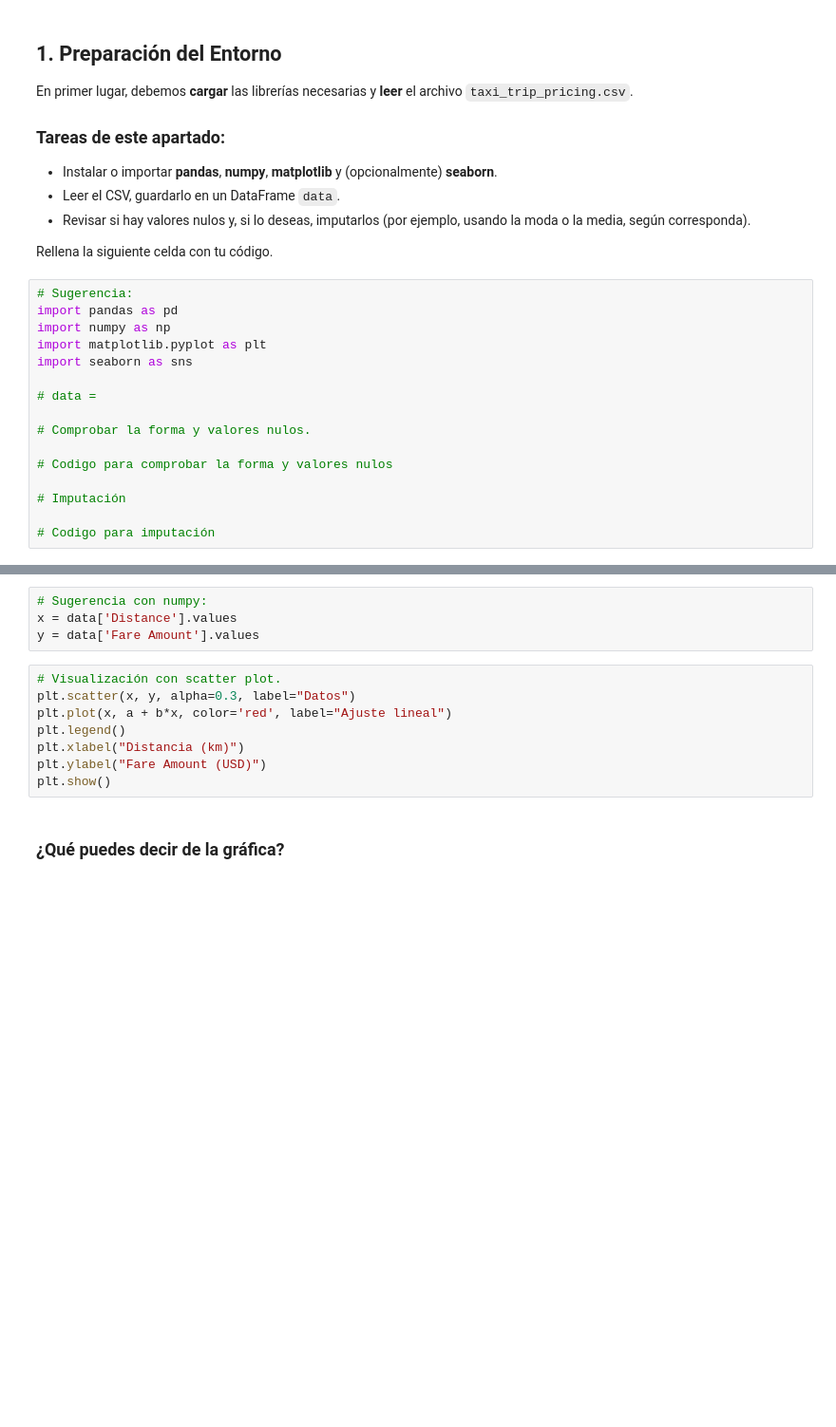
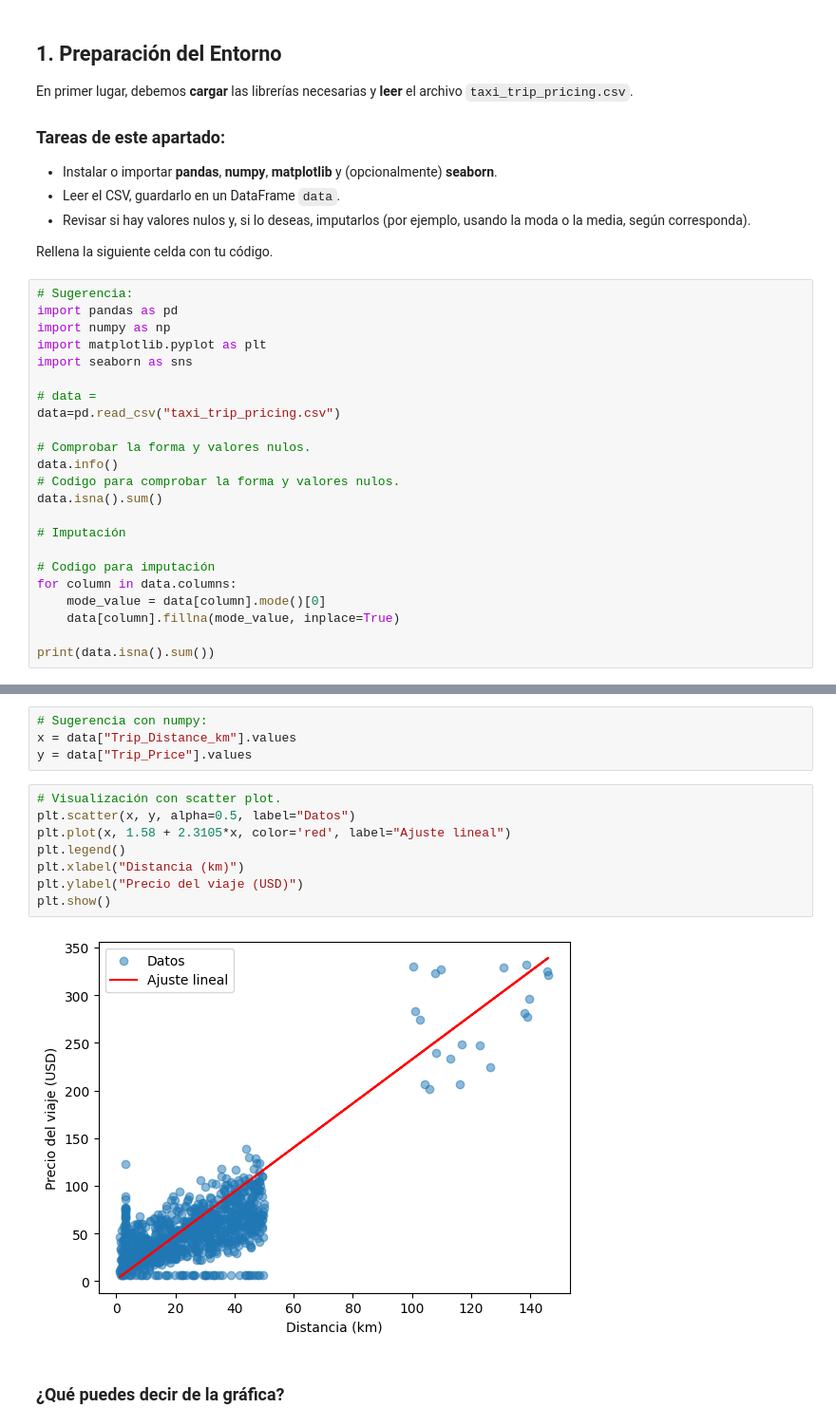
Before and after one commit to FernMz/Programacion-UP-2025-2, a Jupyter notebook: Regresion_e_Imputacion/Ejercicios.ipynb, the cells around one changed output, grey strips where cells are left out. Shown at 95% size. Saved outputs shown, nothing was run; the diff lists cells and outputs as text; blank space fills up the shorter version.

```diff
--- a/Regresion_e_Imputacion/Ejercicios.ipynb
+++ b/Regresion_e_Imputacion/Ejercicios.ipynb
@@ -28,11 +28,18 @@ import matplotlib.pyplot as plt
 import seaborn as sns
 
 # data =
+data=pd.read_csv("taxi_trip_pricing.csv")
 
 # Comprobar la forma y valores nulos.
-
-# Codigo para comprobar la forma y valores nulos
+data.info()
+# Codigo para comprobar la forma y valores nulos.
+data.isna().sum()
 
 # Imputación
 
 # Codigo para imputación
+for column in data.columns:
+    mode_value = data[column].mode()[0]
+    data[column].fillna(mode_value, inplace=True)
+
+print(data.isna().sum())
@@ -53,16 +86,18 @@ import seaborn as sns
 Rellena el siguiente bloque con tu implementación.
 # %%
 # Sugerencia con numpy:
-x = data['Distance'].values
-y = data['Fare Amount'].values
+x = data["Trip_Distance_km"].values
+y = data["Trip_Price"].values
 # %%
 # Visualización con scatter plot.
-plt.scatter(x, y, alpha=0.3, label="Datos")
-plt.plot(x, a + b*x, color='red', label="Ajuste lineal")
+plt.scatter(x, y, alpha=0.5, label="Datos")
+plt.plot(x, 1.58 + 2.3105*x, color='red', label="Ajuste lineal")
 plt.legend()
 plt.xlabel("Distancia (km)")
-plt.ylabel("Fare Amount (USD)")
+plt.ylabel("Precio del viaje (USD)")
 plt.show()
+# %% [output]
+[figure, added]
 # %% [markdown]
 ### ¿Qué puedes decir de la gráfica?
 # %% [markdown]
```
Also changed, not shown: parts of 3 cells of this notebook.
